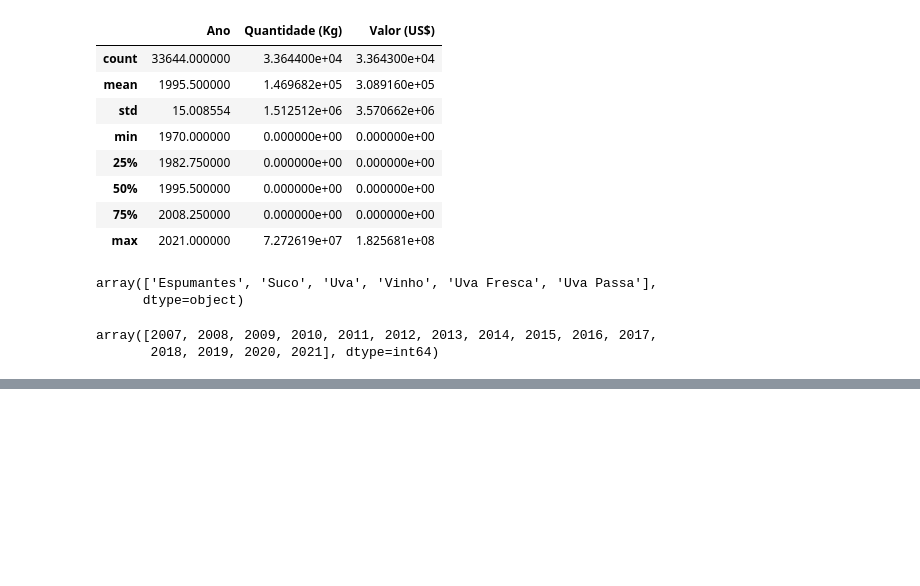
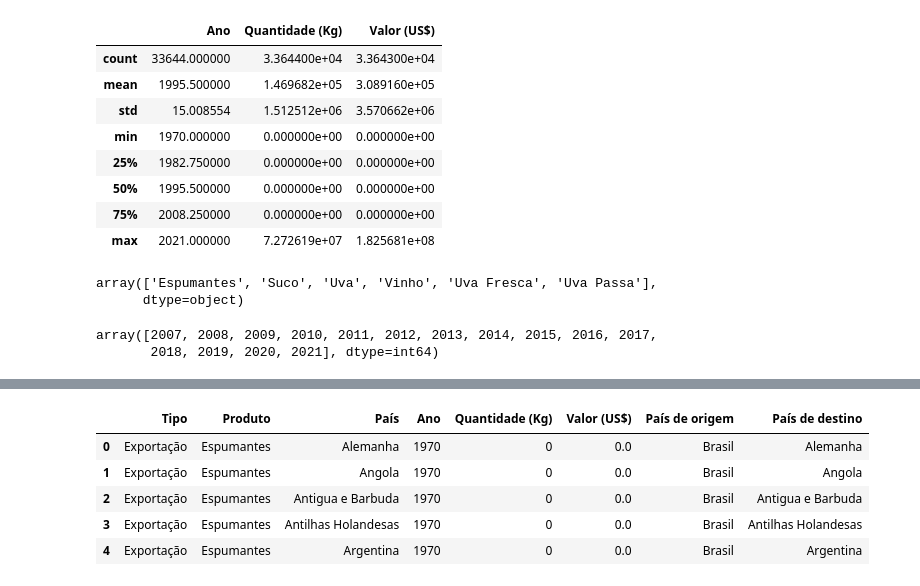
Before and after one commit to IgorNascAlves/Tech_Challenge_Fase01, a Jupyter notebook: notebooks/4 - explorando_todos_os_dados.ipynb, the cells around one changed output, grey strips where cells are left out. Drawn from its saved outputs; the diff is of its cells as text; code cells hidden in the pictures; blank space fills up the shorter version.

```diff
--- a/notebooks/4 - explorando_todos_os_dados.ipynb
+++ b/notebooks/4 - explorando_todos_os_dados.ipynb
@@ -121,0 +150,12 @@ plt.show()
+# %%
+#create a column 'País de origem' and 'País de destino' if the column 'Tipo' is 'Exportação' then 'País de origem' is 'Brasil' else 'País de destino' is 'Brasil'
+df_Completo['País de origem'] = df_Completo.apply(lambda x: 'Brasil' if x['Tipo'] == 'Exportação' else x['País'], axis=1)
+df_Completo['País de destino'] = df_Completo.apply(lambda x: 'Brasil' if x['Tipo'] == 'Importação' else x['País'], axis=1)
+df_Completo.head()
+# %% [output]
+|  | Tipo | Produto | País | Ano | Quantidade (Kg) | Valor (US$) | País de origem | País de destino |
+| 0 | Exportação | Espumantes | Alemanha | 1970 | 0 | 0.0 | Brasil | Alemanha |
+| 1 | Exportação | Espumantes | Angola | 1970 | 0 | 0.0 | Brasil | Angola |
+| 2 | Exportação | Espumantes | Antigua e Barbuda | 1970 | 0 | 0.0 | Brasil | Antigua e Barbuda |
+| 3 | Exportação | Espumantes | Antilhas Holandesas | 1970 | 0 | 0.0 | Brasil | Antilhas Holandesas |
+| 4 | Exportação | Espumantes | Argentina | 1970 | 0 | 0.0 | Brasil | Argentina |
```
Also changed, not shown: parts of 13 cells of this notebook, 3 other files.
